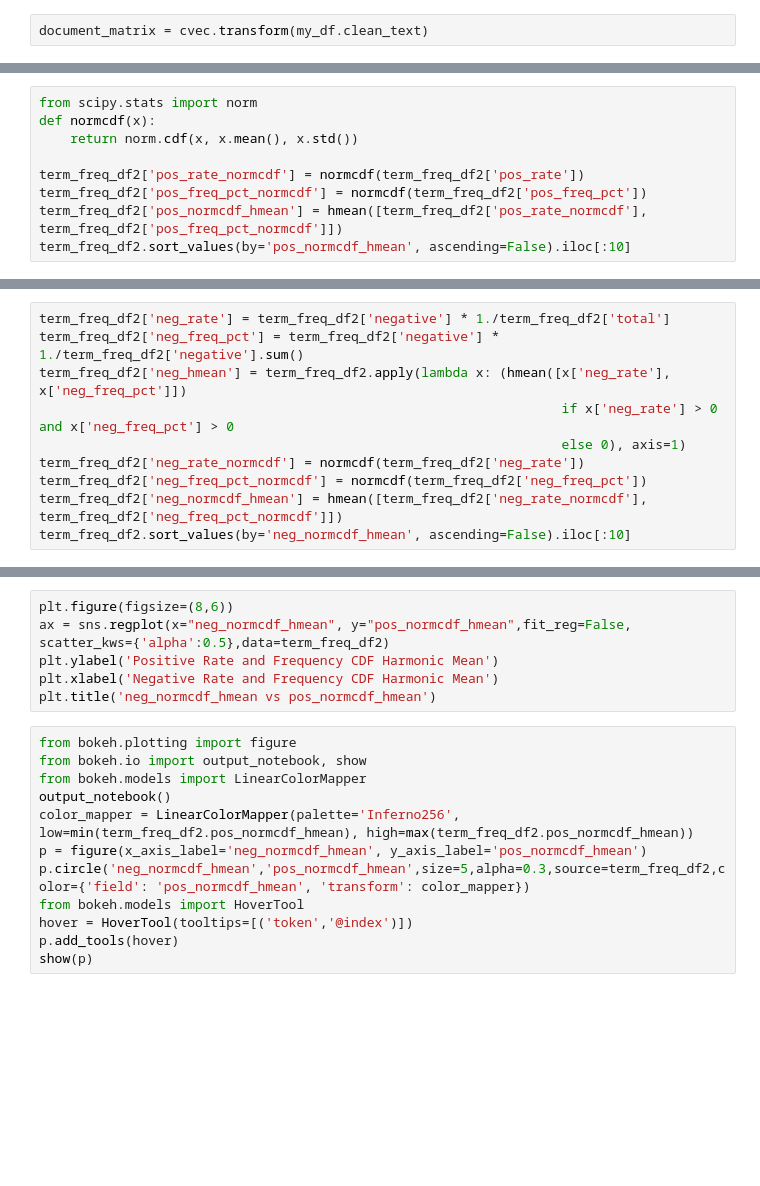
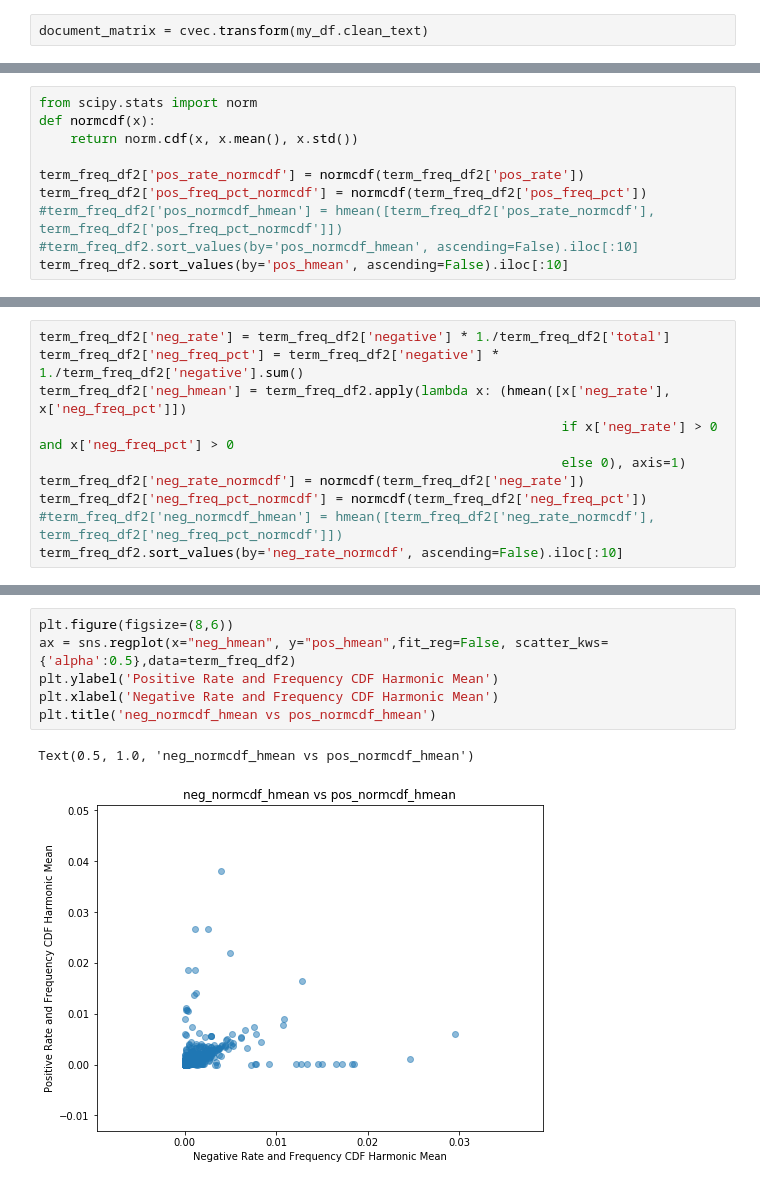
Before and after one commit to phpinto/social_media_sentiment_analysis_to_predict_stock_prices, a Jupyter notebook: api_calls/python/Jupyeter Notebooks/Term_frequency.ipynb, the cells around one changed output, grey strips where cells are left out. Saved outputs shown, nothing was run; the diff lists cells and outputs as text; blank space fills up the shorter version.

```diff
--- a/api_calls/python/Jupyeter Notebooks/Term_frequency.ipynb
+++ b/api_calls/python/Jupyeter Notebooks/Term_frequency.ipynb
@@ -99,5 +199,6 @@ def normcdf(x):
 
 term_freq_df2['pos_rate_normcdf'] = normcdf(term_freq_df2['pos_rate'])
 term_freq_df2['pos_freq_pct_normcdf'] = normcdf(term_freq_df2['pos_freq_pct'])
-term_freq_df2['pos_normcdf_hmean'] = hmean([term_freq_df2['pos_rate_normcdf'], term_freq_df2['pos_freq_pct_normcdf']])
-term_freq_df2.sort_values(by='pos_normcdf_hmean', ascending=False).iloc[:10]
+#term_freq_df2['pos_normcdf_hmean'] = hmean([term_freq_df2['pos_rate_normcdf'], term_freq_df2['pos_freq_pct_normcdf']])
+#term_freq_df2.sort_values(by='pos_normcdf_hmean', ascending=False).iloc[:10]
+term_freq_df2.sort_values(by='pos_hmean', ascending=False).iloc[:10]
@@ -109,5 +222,5 @@ term_freq_df2['neg_hmean'] = term_freq_df2.apply(lambda x: (hmean([x['neg_rate']
                                                                    else 0), axis=1)
 term_freq_df2['neg_rate_normcdf'] = normcdf(term_freq_df2['neg_rate'])
 term_freq_df2['neg_freq_pct_normcdf'] = normcdf(term_freq_df2['neg_freq_pct'])
-term_freq_df2['neg_normcdf_hmean'] = hmean([term_freq_df2['neg_rate_normcdf'], term_freq_df2['neg_freq_pct_normcdf']])
-term_freq_df2.sort_values(by='neg_normcdf_hmean', ascending=False).iloc[:10]
+#term_freq_df2['neg_normcdf_hmean'] = hmean([term_freq_df2['neg_rate_normcdf'], term_freq_df2['neg_freq_pct_normcdf']])
+term_freq_df2.sort_values(by='neg_rate_normcdf', ascending=False).iloc[:10]
@@ -120,18 +248,9 @@ plt.title('neg_hmean vs pos_hmean')
 # %%
 plt.figure(figsize=(8,6))
-ax = sns.regplot(x="neg_normcdf_hmean", y="pos_normcdf_hmean",fit_reg=False, scatter_kws={'alpha':0.5},data=term_freq_df2)
+ax = sns.regplot(x="neg_hmean", y="pos_hmean",fit_reg=False, scatter_kws={'alpha':0.5},data=term_freq_df2)
 plt.ylabel('Positive Rate and Frequency CDF Harmonic Mean')
 plt.xlabel('Negative Rate and Frequency CDF Harmonic Mean')
 plt.title('neg_normcdf_hmean vs pos_normcdf_hmean')
+# %% [output]
+Text(0.5, 1.0, 'neg_normcdf_hmean vs pos_normcdf_hmean')
+[figure, added]
-# %%
-from bokeh.plotting import figure
-from bokeh.io import output_notebook, show
-from bokeh.models import LinearColorMapper
-output_notebook()
-color_mapper = LinearColorMapper(palette='Inferno256', low=min(term_freq_df2.pos_normcdf_hmean), high=max(term_freq_df2.pos_normcdf_hmean))
-p = figure(x_axis_label='neg_normcdf_hmean', y_axis_label='pos_normcdf_hmean')
-p.circle('neg_normcdf_hmean','pos_normcdf_hmean',size=5,alpha=0.3,source=term_freq_df2,color={'field': 'pos_normcdf_hmean', 'transform': color_mapper})
-from bokeh.models import HoverTool
-hover = HoverTool(tooltips=[('token','@index')])
-p.add_tools(hover)
-show(p)
```
Also changed, not shown: parts of 16 cells of this notebook.
